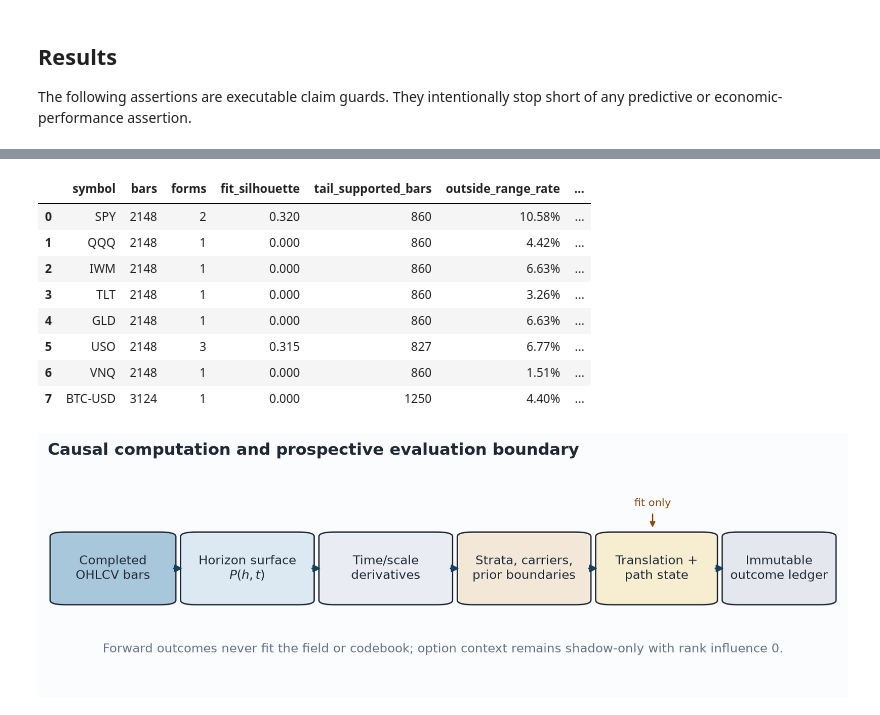
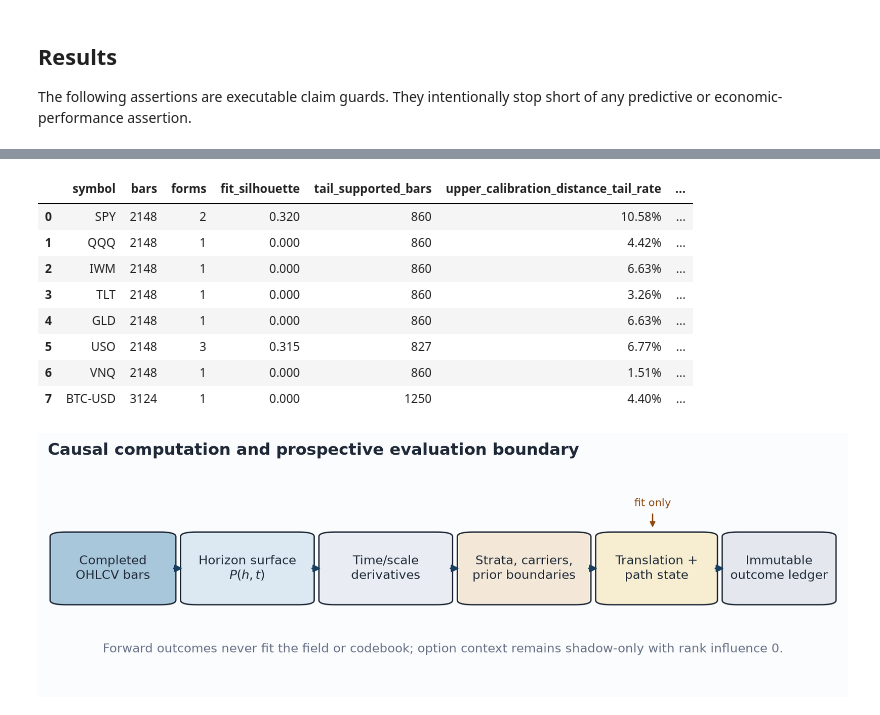
Before and after one commit to meyer-s/Market-Diagnostic-Dashboard, a Jupyter notebook: docs/papers/market-field/market_field_reproducibility.ipynb, the cells around one changed output, grey strips where cells are left out. Saved outputs shown, nothing was run; the diff lists cells and outputs as text; code cells hidden in the pictures.

```diff
--- a/docs/papers/market-field/market_field_reproducibility.ipynb
+++ b/docs/papers/market-field/market_field_reproducibility.ipynb
@@ -151,19 +151,24 @@ pd.DataFrame(
 # %%
 asset_display = assets[
     [
         "symbol", "bars", "forms", "fit_silhouette",
         "tail_supported_bars", "outside_range_rate",
         "transitions_per_100_bars",
     ]
 ].copy()
+asset_display = asset_display.rename(
+    columns={"outside_range_rate": "upper_calibration_distance_tail_rate"}
+)
 asset_display["fit_silhouette"] = asset_display["fit_silhouette"].map("{:.3f}".format)
-asset_display["outside_range_rate"] = asset_display["outside_range_rate"].map("{:.2%}".format)
+asset_display["upper_calibration_distance_tail_rate"] = asset_display[
+    "upper_calibration_distance_tail_rate"
+].map("{:.2%}".format)
 asset_display["transitions_per_100_bars"] = asset_display[
     "transitions_per_100_bars"
 ].map("{:.2f}".format)
 asset_display
 # %% [output]
-|  | symbol | bars | forms | fit_silhouette | tail_supported_bars | outside_range_rate | ... |
+|  | symbol | bars | forms | fit_silhouette | tail_supported_bars | upper_calibration_distance_tail_rate | ... |
 | 0 | SPY | 2148 | 2 | 0.320 | 860 | 10.58% | ... |
 | 1 | QQQ | 2148 | 1 | 0.000 | 860 | 4.42% | ... |
 | 2 | IWM | 2148 | 1 | 0.000 | 860 | 6.63% | ... |
```
Also changed, not shown: parts of 2 cells of this notebook, 8 other files.
